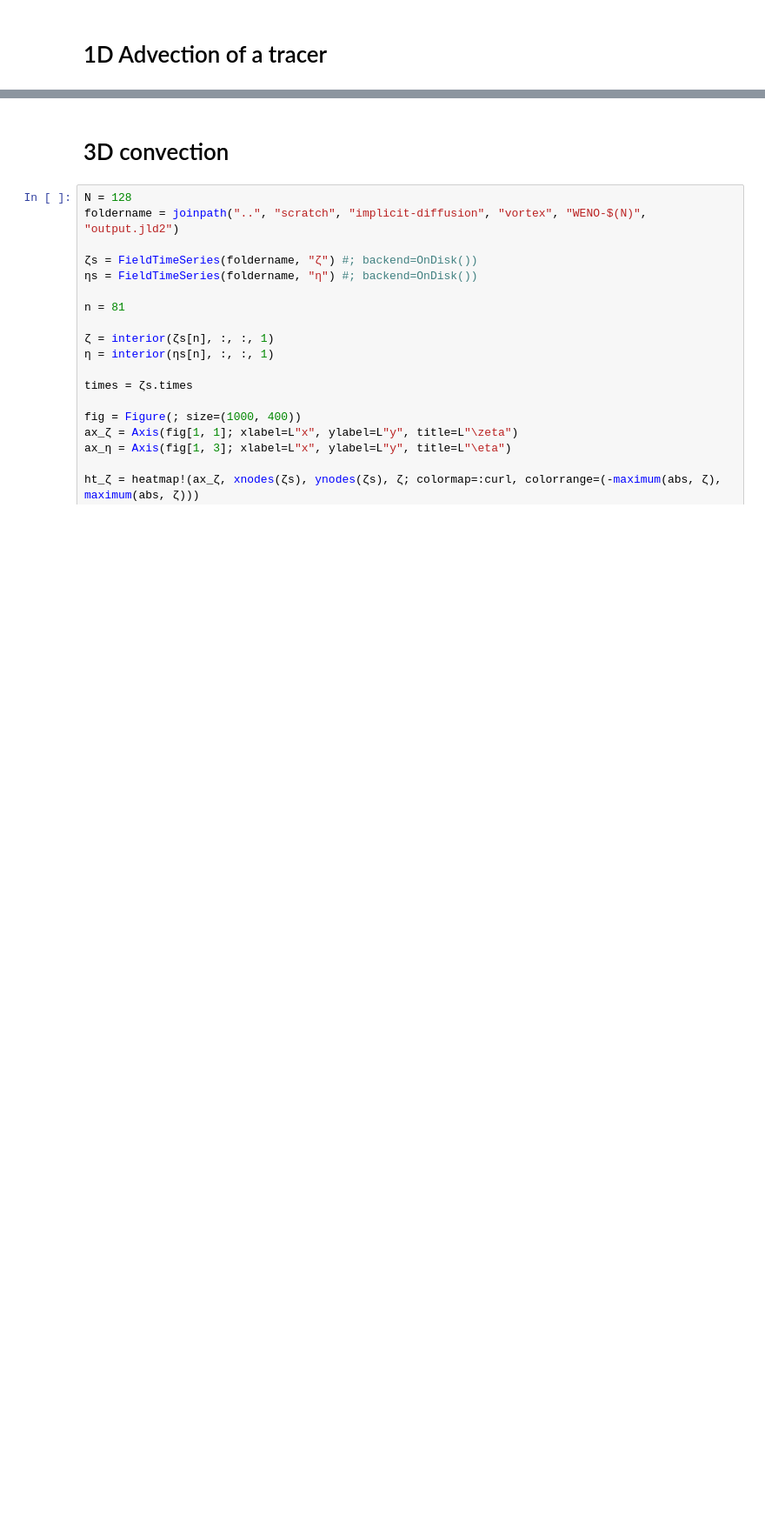
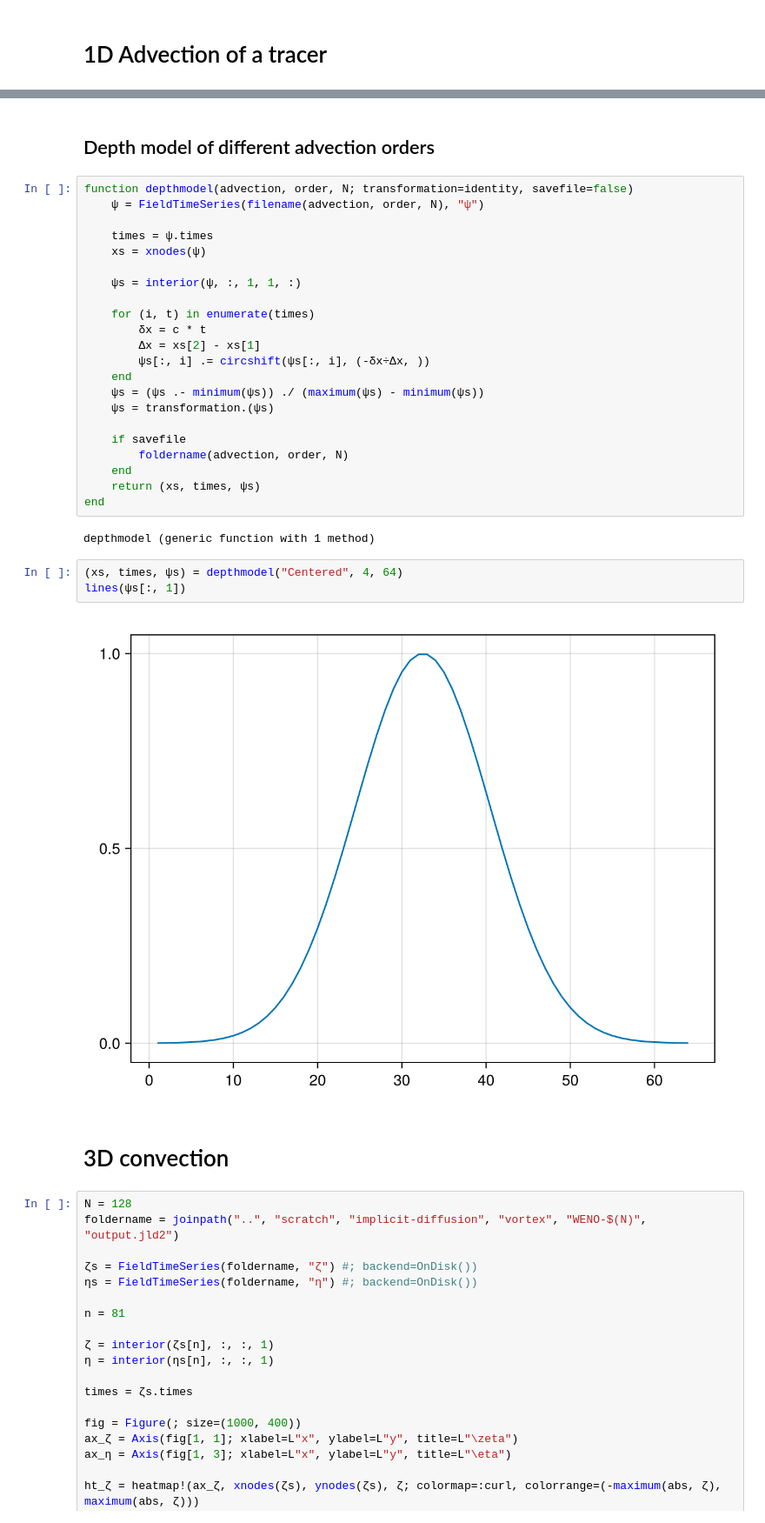
Before and after one commit to erin-atkinson/implicit-diffusion, a Jupyter notebook: Notebook.ipynb, the cells around one changed output, grey strips where cells are left out. Shown at 87% size. Cells and saved outputs as stored; diff of their text form; blank space fills up the shorter version.

```diff
--- a/Notebook.ipynb
+++ b/Notebook.ipynb
@@ -27,3 +72,34 @@ c = 1
+# %% [markdown]
+## Depth model of different advection orders
+# %%
+function depthmodel(advection, order, N; transformation=identity, savefile=false)
+    ψ = FieldTimeSeries(filename(advection, order, N), "ψ")
+
+    times = ψ.times
+    xs = xnodes(ψ)
+
+    ψs = interior(ψ, :, 1, 1, :)
+
+    for (i, t) in enumerate(times)
+        δx = c * t
+        Δx = xs[2] - xs[1]
+        ψs[:, i] .= circshift(ψs[:, i], (-δx÷Δx, ))
+    end
+    ψs = (ψs .- minimum(ψs)) ./ (maximum(ψs) - minimum(ψs))
+    ψs = transformation.(ψs)
+
+    if savefile
+        foldername(advection, order, N)
+    end
+    return (xs, times, ψs)
+end
+# %% [output]
+depthmodel (generic function with 1 method)
+# %%
+(xs, times, ψs) = depthmodel("Centered", 4, 64)
+lines(ψs[:, 1])
+# %% [output]
+[figure, added]
 # %% [markdown]
 # 3D convection
 # %%
```
Also changed, not shown: parts of 4 cells of this notebook, 2 other files.
